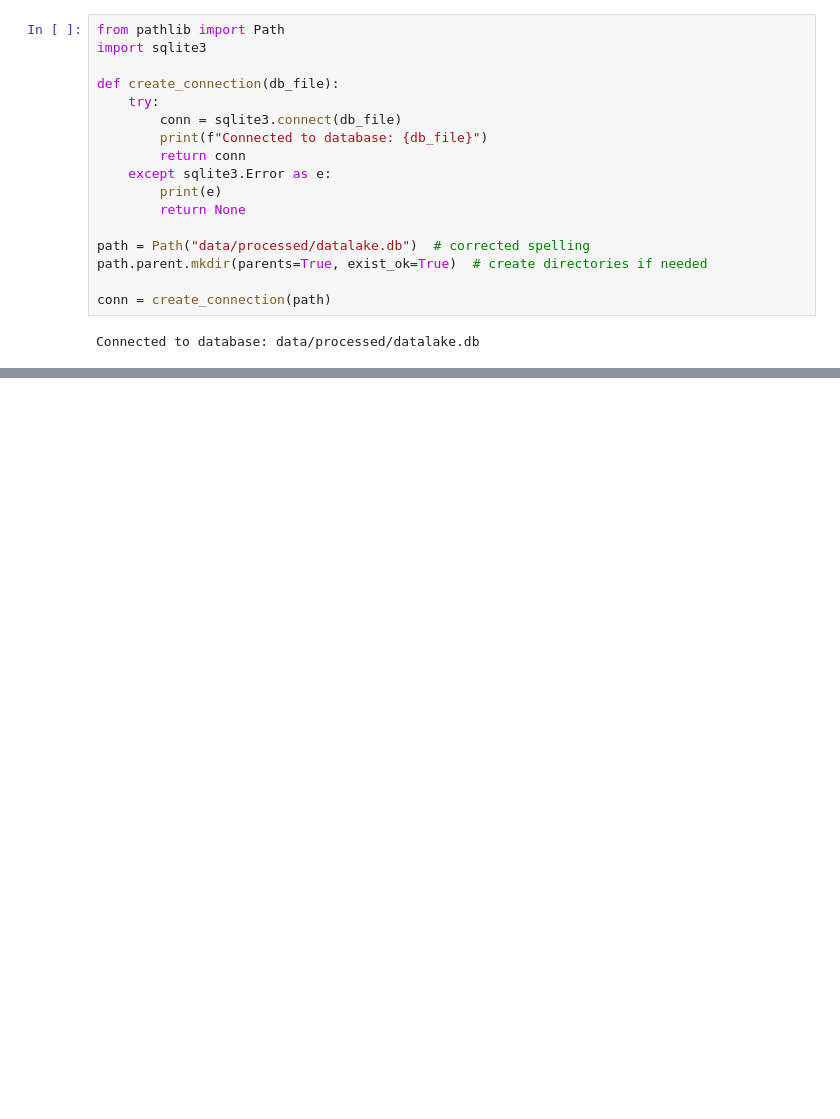
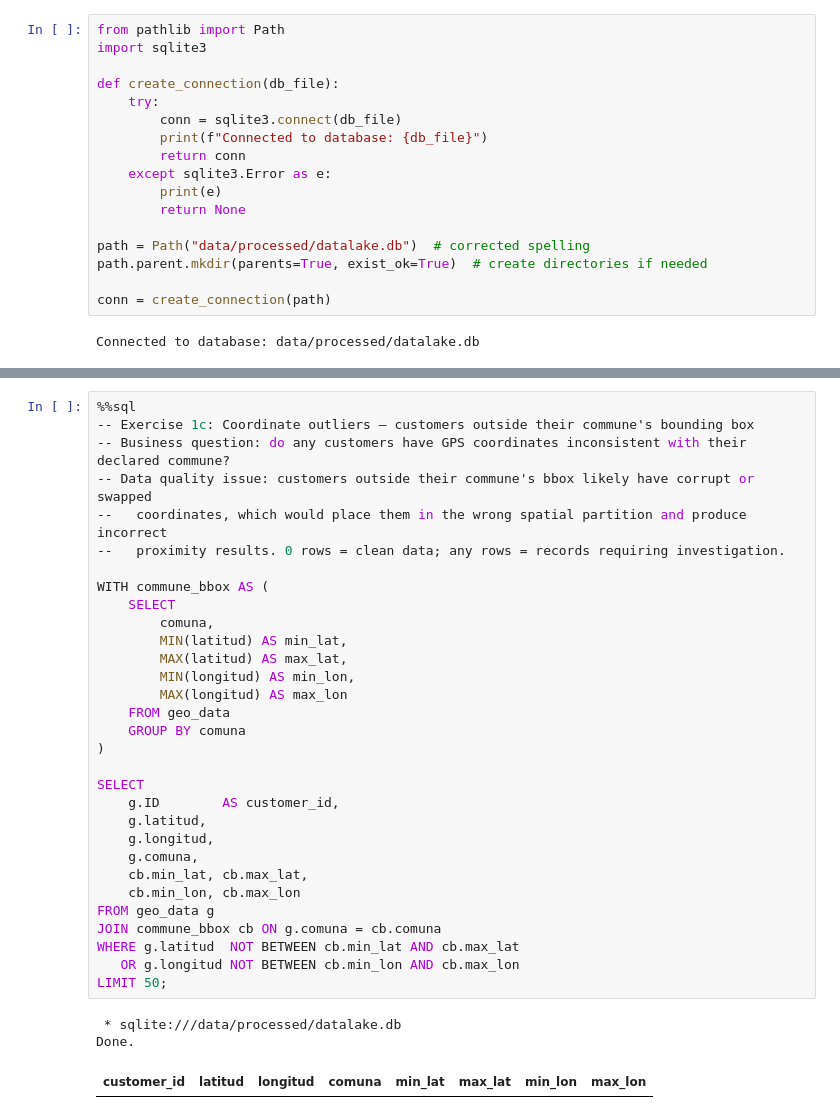
Before and after one commit to LeonardoFranco28/Data-Engineer-Technical-Assessment, a Jupyter notebook: notebook/analisys.ipynb, the cells around one changed output, grey strips where cells are left out. Cells and saved outputs as stored; diff of their text form; blank space fills up the shorter version.

```diff
--- a/notebook/analisys.ipynb
+++ b/notebook/analisys.ipynb
@@ -78,0 +118,35 @@ print("Data inserted into the database successfully.")
+# %%
+%%sql
+-- Exercise 1c: Coordinate outliers — customers outside their commune's bounding box
+-- Business question: do any customers have GPS coordinates inconsistent with their declared commune?
+-- Data quality issue: customers outside their commune's bbox likely have corrupt or swapped
+--   coordinates, which would place them in the wrong spatial partition and produce incorrect
+--   proximity results. 0 rows = clean data; any rows = records requiring investigation.
+
+WITH commune_bbox AS (
+    SELECT
+        comuna,
+        MIN(latitud) AS min_lat,
+        MAX(latitud) AS max_lat,
+        MIN(longitud) AS min_lon,
+        MAX(longitud) AS max_lon
+    FROM geo_data
+    GROUP BY comuna
+)
+
+SELECT
+    g.ID        AS customer_id,
+    g.latitud,
+    g.longitud,
+    g.comuna,
+    cb.min_lat, cb.max_lat,
+    cb.min_lon, cb.max_lon
+FROM geo_data g
+JOIN commune_bbox cb ON g.comuna = cb.comuna
+WHERE g.latitud  NOT BETWEEN cb.min_lat AND cb.max_lat
+   OR g.longitud NOT BETWEEN cb.min_lon AND cb.max_lon
+LIMIT 50;
+# %% [output]
+ * sqlite:///data/processed/datalake.db
+Done.
+| customer_id | latitud | longitud | comuna | min_lat | max_lat | min_lon | max_lon |
```
Also changed, not shown: parts of 8 cells of this notebook, 2 other files.
